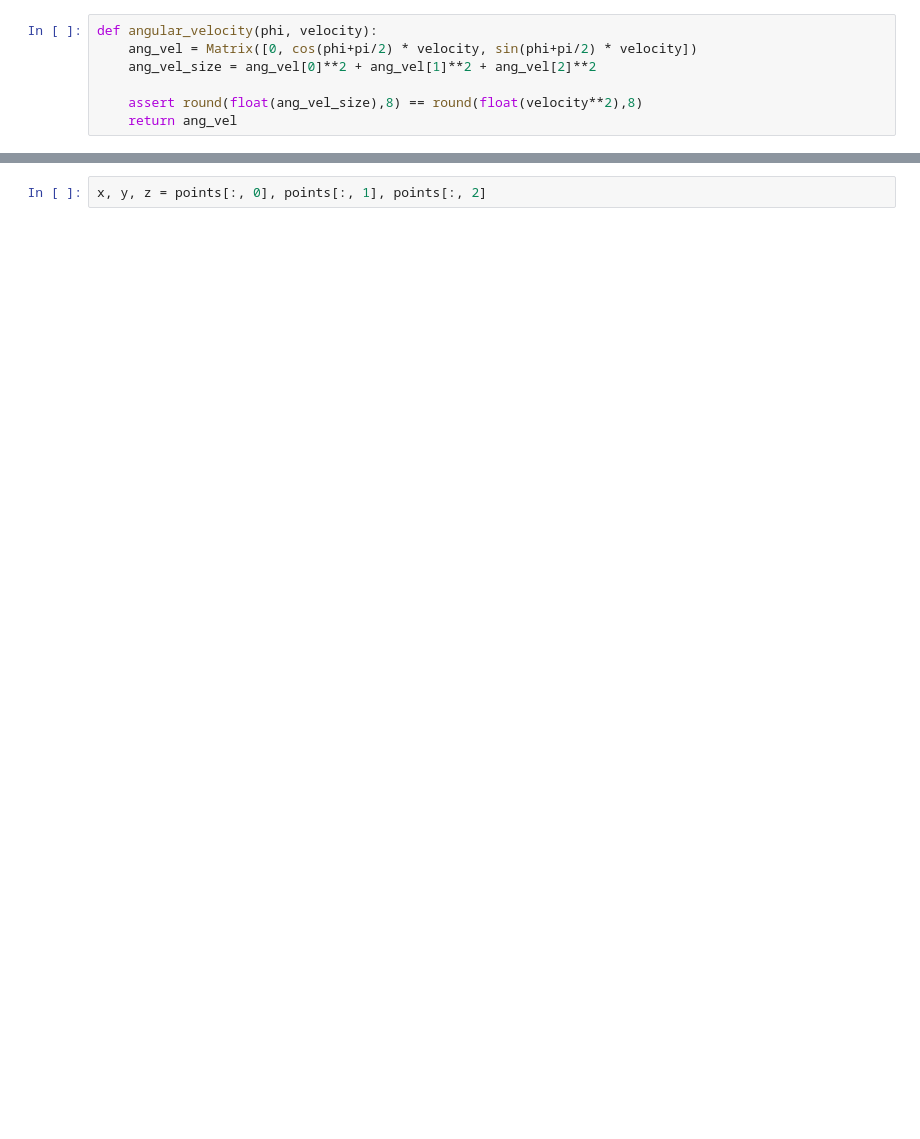
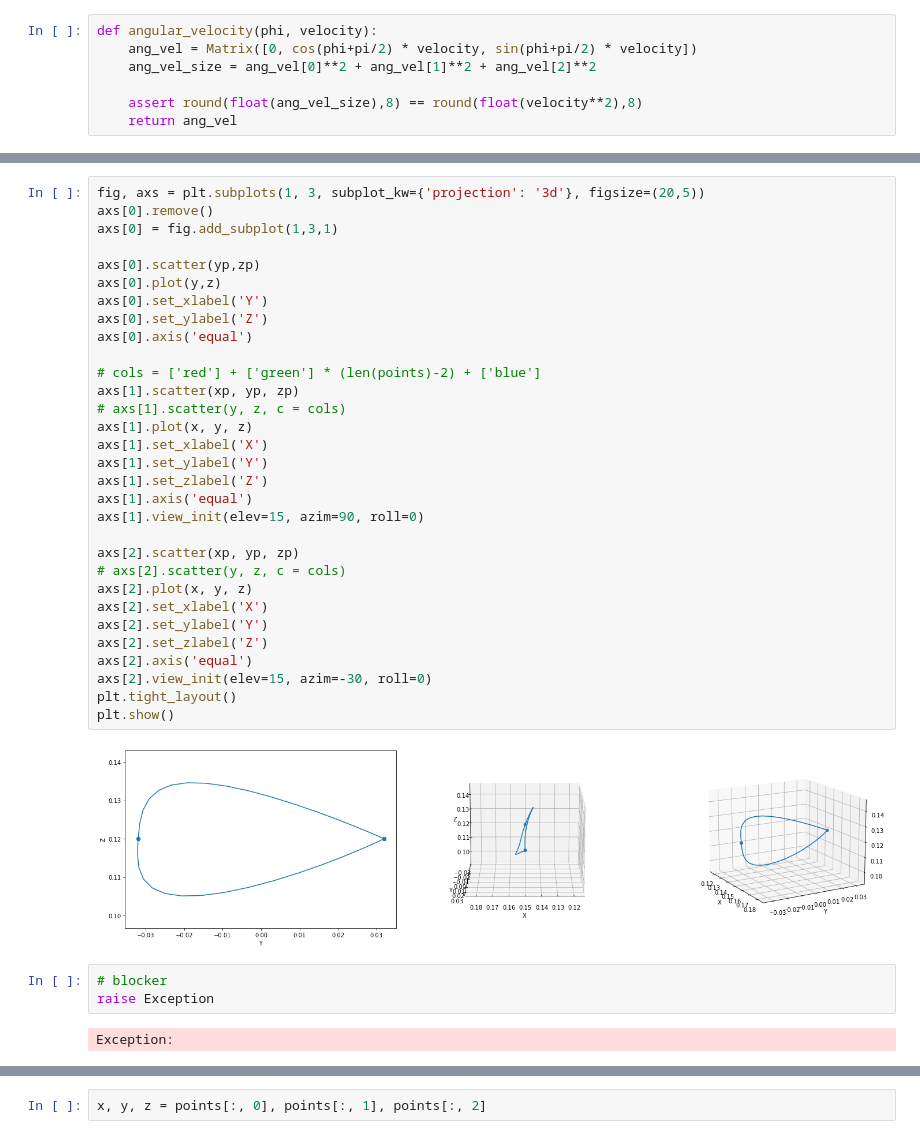
Before and after one commit to RaixSplitter/34753-Robotics-Project, a Jupyter notebook: notebooks/calculations.ipynb, the cells around one changed output, grey strips where cells are left out. Saved outputs shown, nothing was run; the diff lists cells and outputs as text; blank space fills up the shorter version.

```diff
--- a/notebooks/calculations.ipynb
+++ b/notebooks/calculations.ipynb
@@ -409,0 +359,38 @@ points = np.array(points).astype(np.float64)
+# %%
+fig, axs = plt.subplots(1, 3, subplot_kw={'projection': '3d'}, figsize=(20,5))
+axs[0].remove()
+axs[0] = fig.add_subplot(1,3,1)
+
+axs[0].scatter(yp,zp)
+axs[0].plot(y,z)
+axs[0].set_xlabel('Y')
+axs[0].set_ylabel('Z')
+axs[0].axis('equal')
+
+# cols = ['red'] + ['green'] * (len(points)-2) + ['blue']
+axs[1].scatter(xp, yp, zp)
+# axs[1].scatter(y, z, c = cols)
+axs[1].plot(x, y, z)
+axs[1].set_xlabel('X')
+axs[1].set_ylabel('Y')
+axs[1].set_zlabel('Z')
+axs[1].axis('equal')
+axs[1].view_init(elev=15, azim=90, roll=0)
+
+axs[2].scatter(xp, yp, zp)
+# axs[2].scatter(y, z, c = cols)
+axs[2].plot(x, y, z)
+axs[2].set_xlabel('X')
+axs[2].set_ylabel('Y')
+axs[2].set_zlabel('Z')
+axs[2].axis('equal')
+axs[2].view_init(elev=15, azim=-30, roll=0)
+plt.tight_layout()
+plt.show()
+# %% [output]
+[figure, added]
+# %%
+# blocker
+raise Exception
+# %% [output]
+Exception:
```
Also changed, not shown: parts of 19 cells of this notebook.
